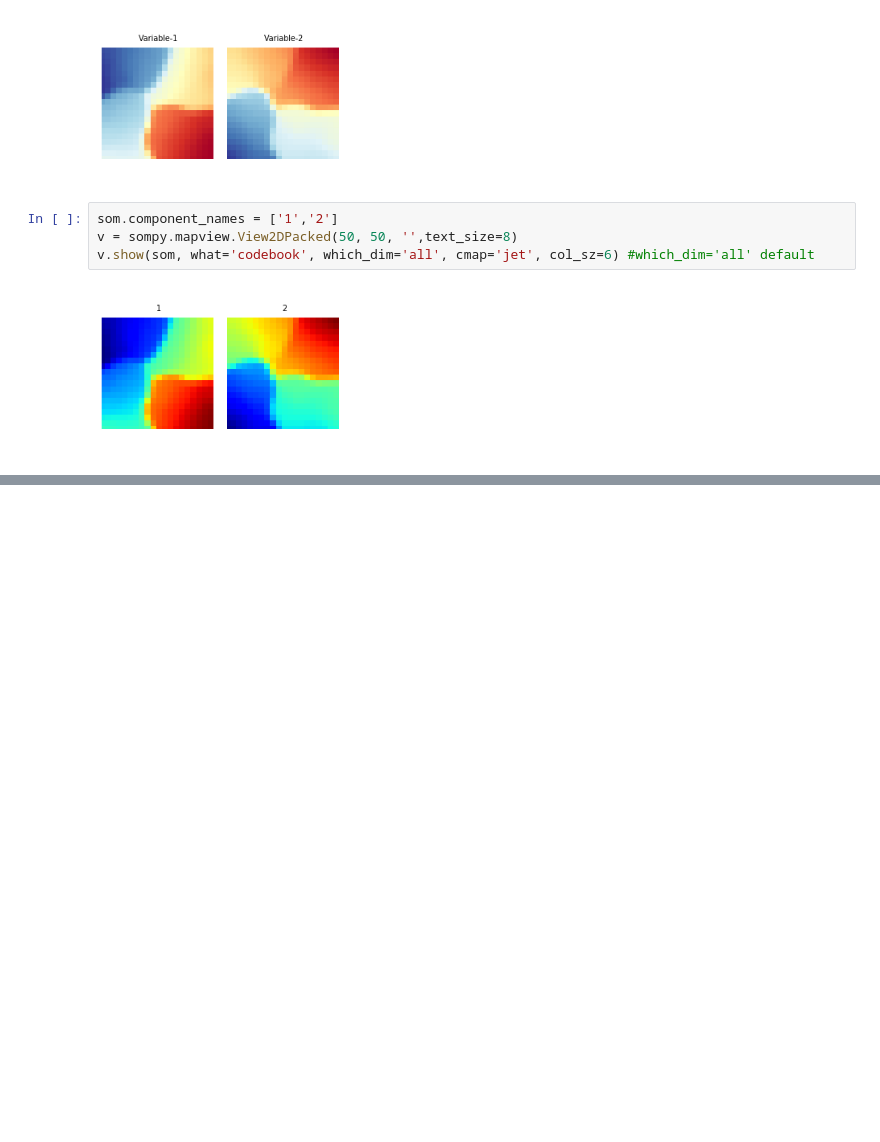
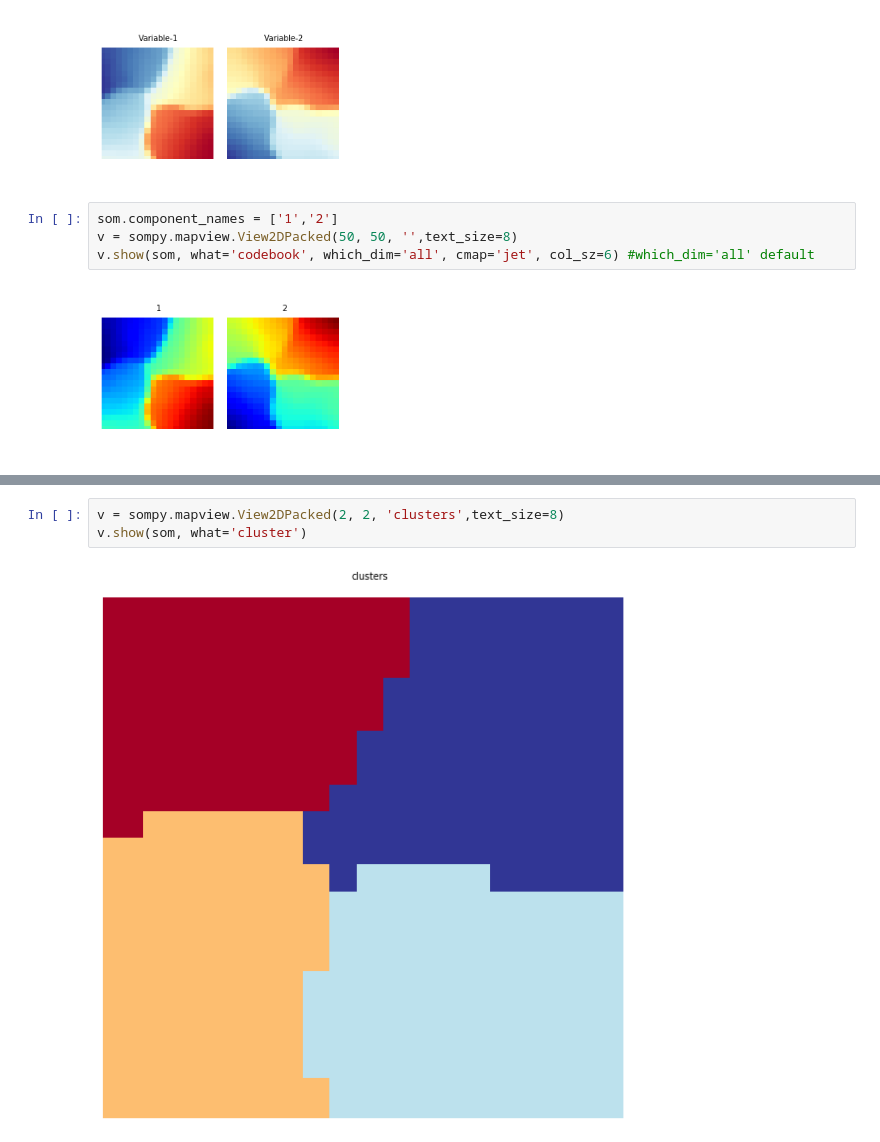
Before and after one commit to GAnagno/Dimensionality-Reduction, a Jupyter notebook: SOMPY.ipynb, the cells around one changed output, grey strips where cells are left out. Drawn from its saved outputs; the diff is of its cells as text; blank space fills up the shorter version.

```diff
--- a/SOMPY.ipynb
+++ b/SOMPY.ipynb
@@ -55,0 +73,5 @@ v.show(som, what='codebook', which_dim='all', cmap='jet', col_sz=6) #which_dim='
+# %%
+v = sompy.mapview.View2DPacked(2, 2, 'clusters',text_size=8)
+v.show(som, what='cluster')
+# %% [output]
+[figure, added]
```
Also changed, not shown: parts of 10 cells of this notebook.
